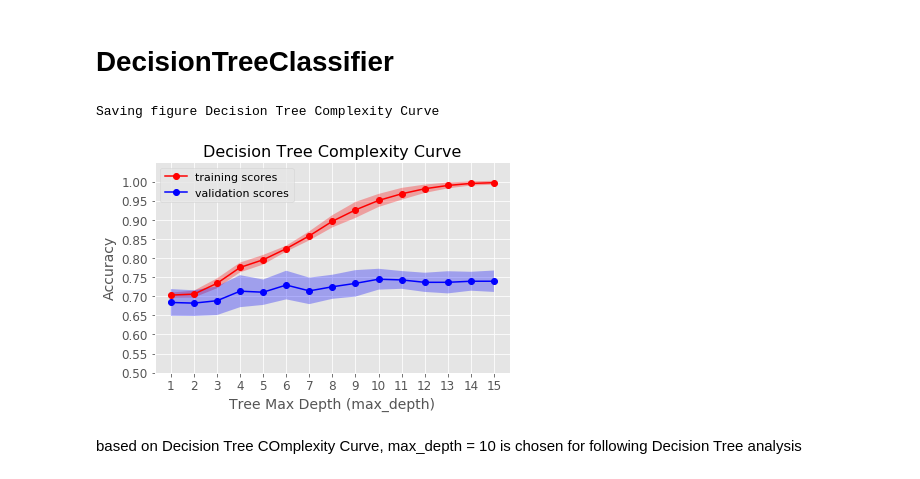
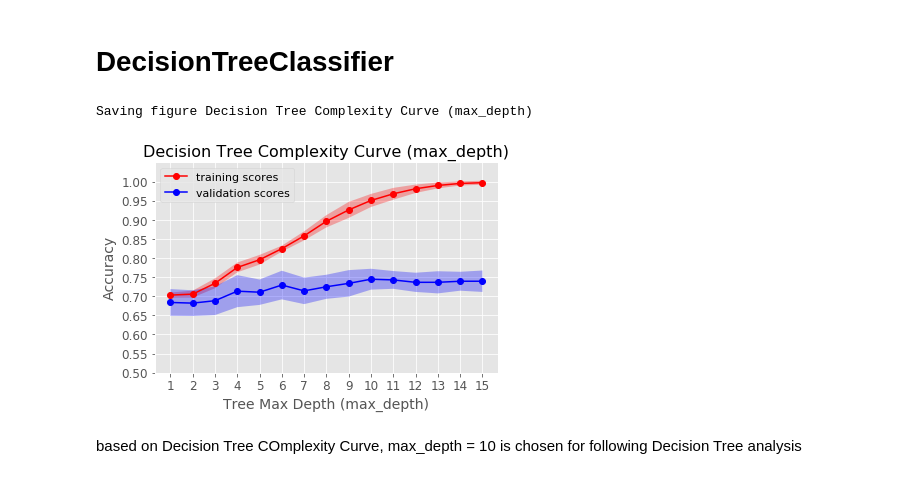
Before and after one commit to wanlipu/dsmain, a Jupyter notebook: machine_learning/classification-final-1.ipynb, the cells around one changed output. Cells and saved outputs as stored; diff of their text form; code cells hidden in the pictures.

```diff
--- a/machine_learning/classification-final-1.ipynb
+++ b/machine_learning/classification-final-1.ipynb
@@ -130,27 +130,27 @@ Name: grade, dtype: float64
 # %%
 def plot_complexity_curve_dt():
     param_name="max_depth"
     param_range=range(1,16)
     val_train, val_test = validation_curve(DecisionTreeClassifier(random_state=0),
                                            X_train, y_train,
                                            param_name=param_name, param_range=param_range, cv=10)
     plot_curve(param_range, val_train, label='training scores', color = 'r')
     plot_curve(param_range, val_test, label='validation scores', color = 'b')
     lower = 0.5; upper = 1; interval = 0.05
     ytick_range = np.arange(lower, upper+interval, interval)
     plt.ylim(lower, upper+interval)
     plt.yticks(ytick_range)
     plt.xticks(param_range)
     plt.xlabel('Tree Max Depth (max_depth)'); plt.ylabel('Accuracy')
-    plt.title('Decision Tree Complexity Curve', fontsize=16)
+    plt.title('Decision Tree Complexity Curve (max_depth)', fontsize=16)
     plt.legend(fontsize = 11)
     #plt.grid()
-    save_fig('Decision Tree Complexity Curve', tight_layout=True)
+    save_fig('Decision Tree Complexity Curve (max_depth)', tight_layout=True)
 
 plot_complexity_curve_dt()
 # %% [output]
-Saving figure Decision Tree Complexity Curve
+Saving figure Decision Tree Complexity Curve (max_depth)
-[figure, old version]
+[figure, new version]
 # %% [markdown]
 based on Decision Tree COmplexity Curve, max_depth = 10 is chosen for following Decision Tree analysis
 # %%
```
Also changed, not shown: parts of 20 cells of this notebook, 37 other files.
